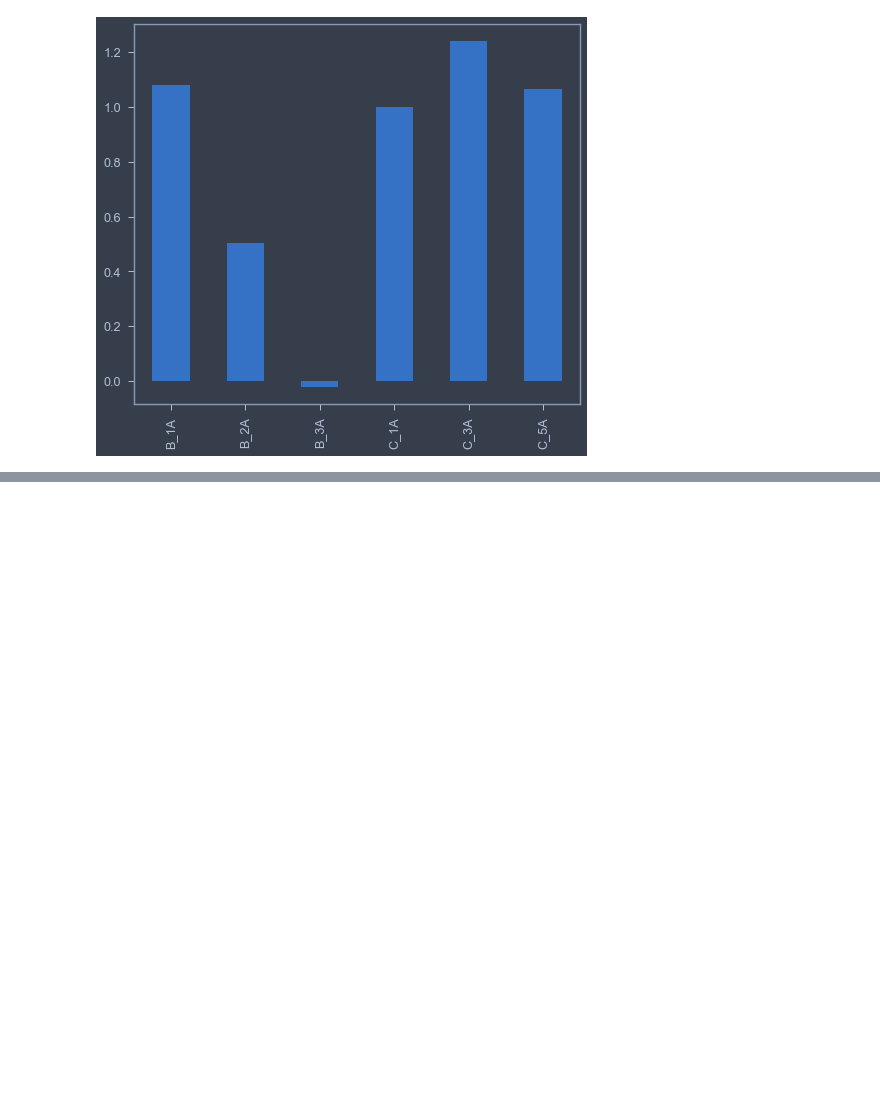
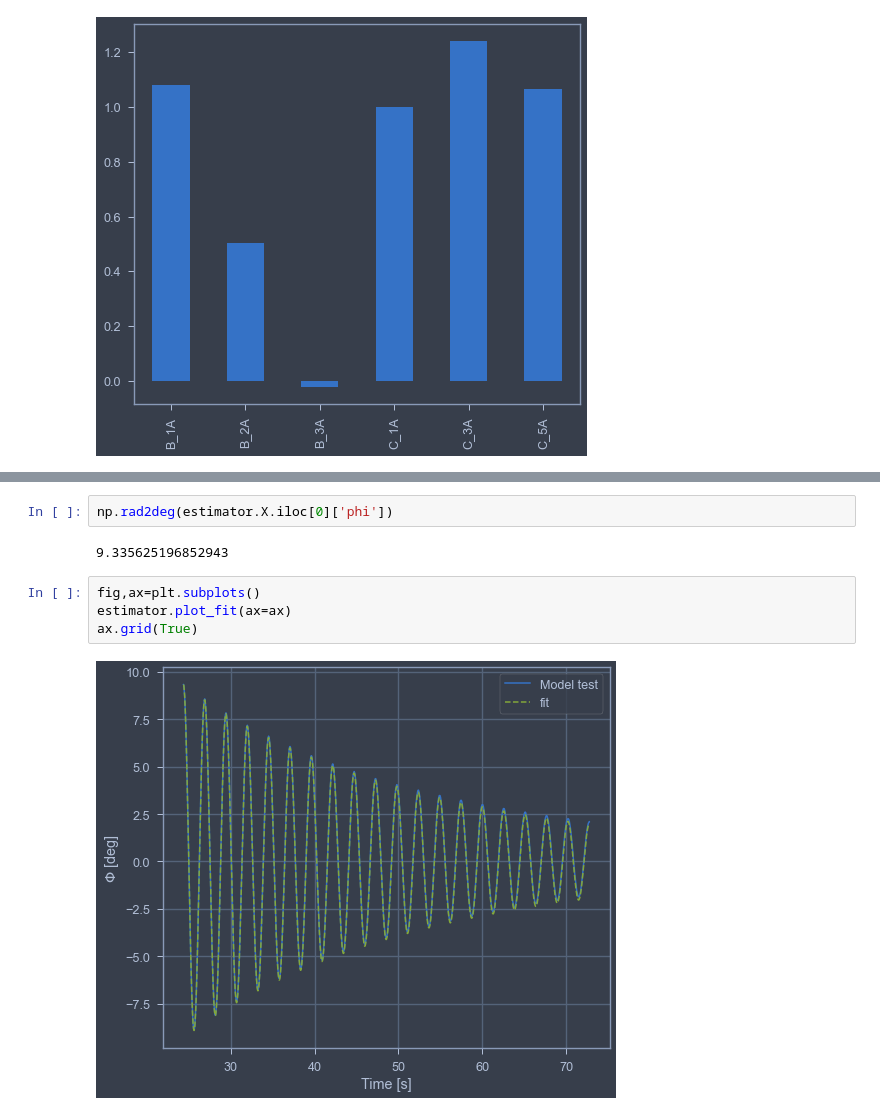
Before and after one commit to martinlarsalbert/Prediction-of-roll-motion-using-fully-nonlinear-potential-flow-and-Ikedas-method, a Jupyter notebook: notebooks/01.3_select_suitable_MDL_test_KLVCC2_speed.ipynb, the cells around one changed output, grey strips where cells are left out. Cells and saved outputs as stored; diff of their text form; blank space fills up the shorter version.

```diff
--- a/notebooks/01.3_select_suitable_MDL_test_KLVCC2_speed.ipynb
+++ b/notebooks/01.3_select_suitable_MDL_test_KLVCC2_speed.ipynb
@@ -409,3 +409,13 @@ result
+# %%
+np.rad2deg(estimator.X.iloc[0]['phi'])
+# %% [output]
+9.335625196852943
+# %%
+fig,ax=plt.subplots()
+estimator.plot_fit(ax=ax)
+ax.grid(True)
+# %% [output]
+[figure, added]
 # %%
 phi_as = np.deg2rad(np.linspace(0,10,100))
 B_es = lambdas.B_e_lambda_cubic(B_1=result['B_1'], B_2=result['B_2'], B_3=result['B_3'], omega0=result['omega0'], phi_a=phi_as)
```
Also changed, not shown: parts of 2 cells of this notebook, 2 other files.
